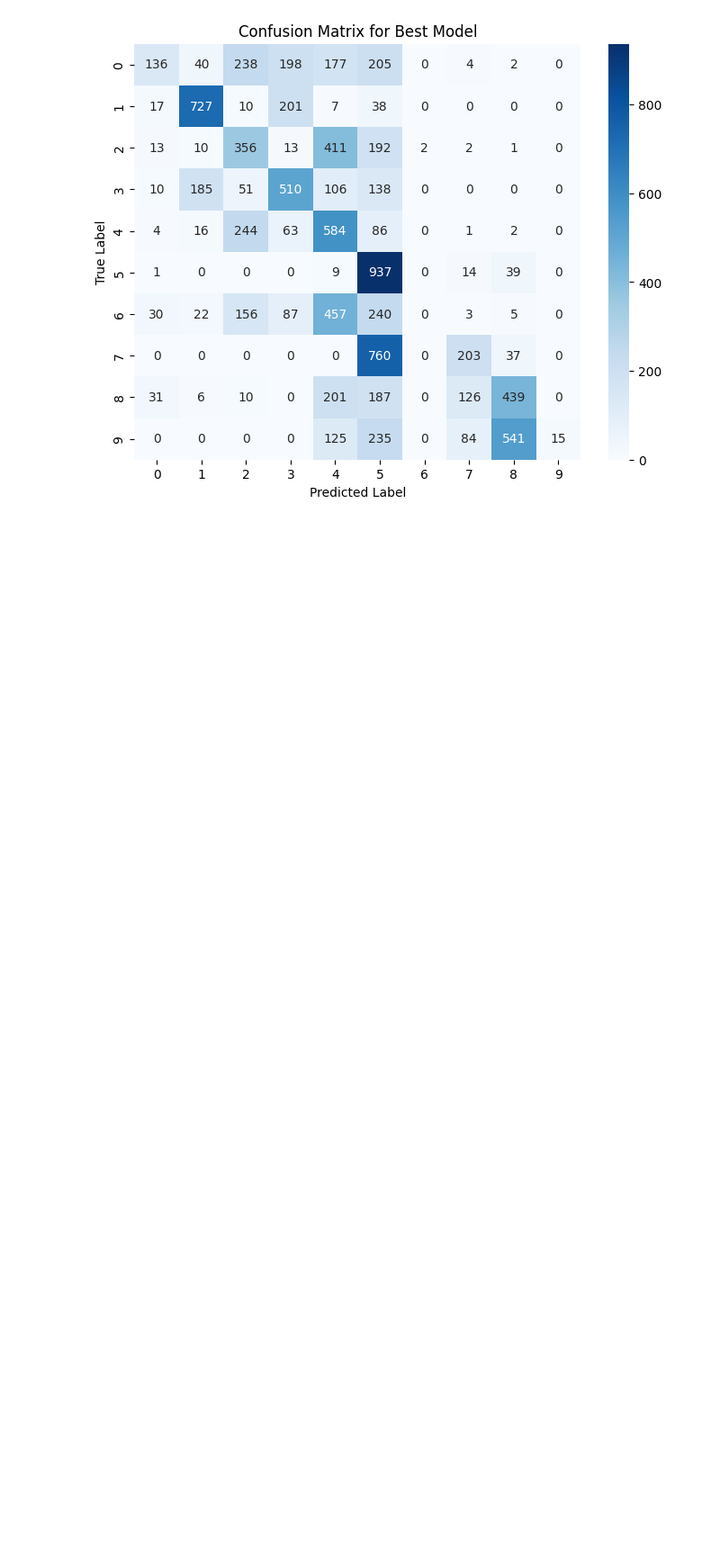
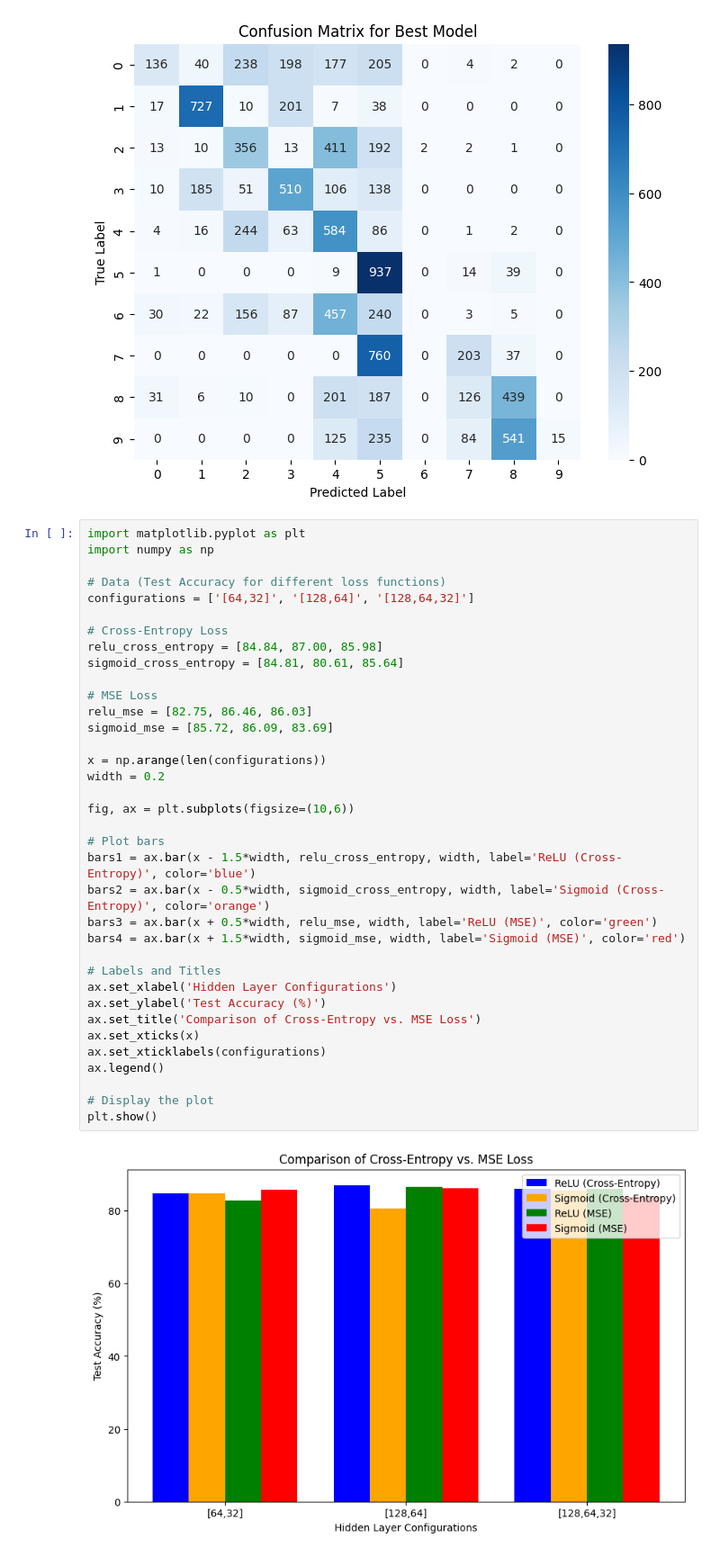
Before and after one commit to YAMINISARASWATHI04/DL-Assignment, a Jupyter notebook: dl(sgd).ipynb, the cells around one changed output. Shown: that part at 90% size. Drawn from its saved outputs; the diff is of its cells as text; blank space fills up the shorter version.

```diff
--- a/dl(sgd).ipynb
+++ b/dl(sgd).ipynb
@@ -450,3 +450,41 @@ plt.title("Confusion Matrix for Best Model")
 plt.show()
 # %% [output]
 [figure]
+# %%
+import matplotlib.pyplot as plt
+import numpy as np
+
+# Data (Test Accuracy for different loss functions)
+configurations = ['[64,32]', '[128,64]', '[128,64,32]']
+
+# Cross-Entropy Loss
+relu_cross_entropy = [84.84, 87.00, 85.98]
+sigmoid_cross_entropy = [84.81, 80.61, 85.64]
+
+# MSE Loss
+relu_mse = [82.75, 86.46, 86.03]
+sigmoid_mse = [85.72, 86.09, 83.69]
+
+x = np.arange(len(configurations))
+width = 0.2
+
+fig, ax = plt.subplots(figsize=(10,6))
+
+# Plot bars
+bars1 = ax.bar(x - 1.5*width, relu_cross_entropy, width, label='ReLU (Cross-Entropy)', color='blue')
+bars2 = ax.bar(x - 0.5*width, sigmoid_cross_entropy, width, label='Sigmoid (Cross-Entropy)', color='orange')
+bars3 = ax.bar(x + 0.5*width, relu_mse, width, label='ReLU (MSE)', color='green')
+bars4 = ax.bar(x + 1.5*width, sigmoid_mse, width, label='Sigmoid (MSE)', color='red')
+
+# Labels and Titles
+ax.set_xlabel('Hidden Layer Configurations')
+ax.set_ylabel('Test Accuracy (%)')
+ax.set_title('Comparison of Cross-Entropy vs. MSE Loss')
+ax.set_xticks(x)
+ax.set_xticklabels(configurations)
+ax.legend()
+
+# Display the plot
+plt.show()
+# %% [output]
+[figure, added]
```
Also changed, not shown: parts of 1 cell of this notebook.
